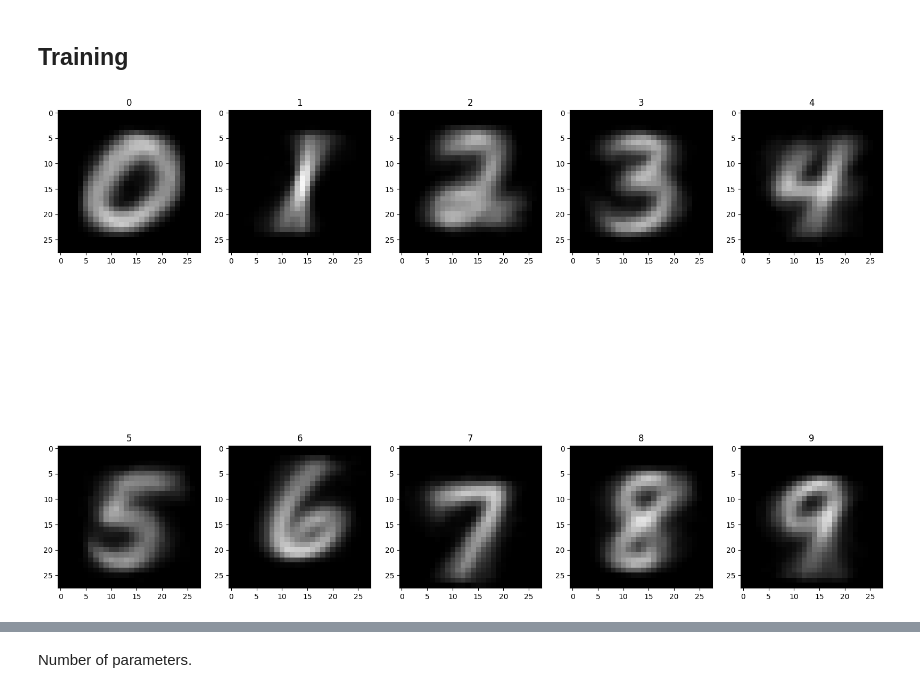
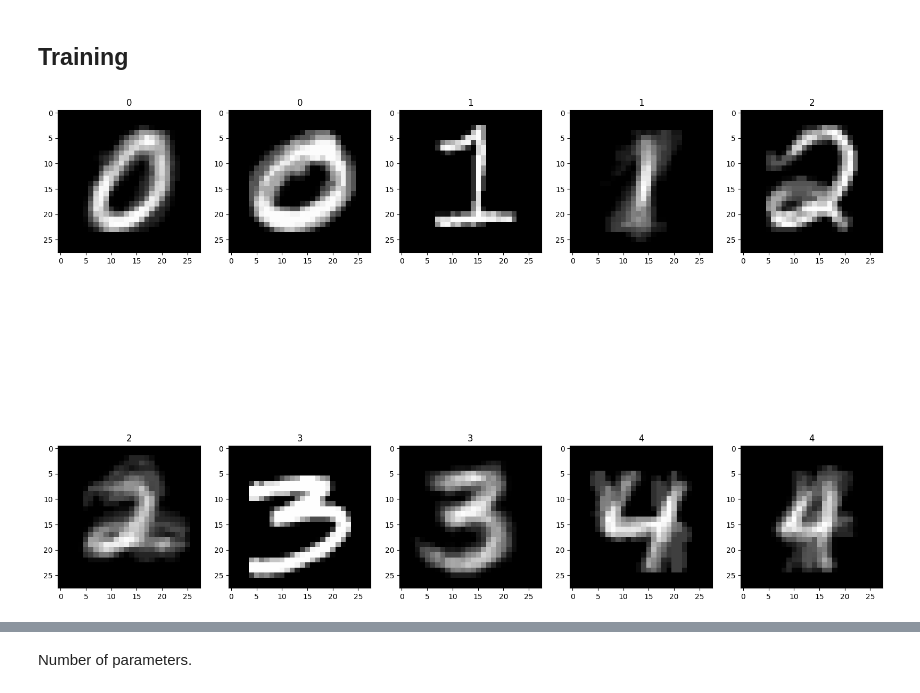
Before and after one commit to joseph-hellerstein/keras, a Jupyter notebook: notebooks/model_selection_evaluation_pt1.ipynb, the cells around one changed output, grey strips where cells are left out. Cells and saved outputs as stored; diff of their text form; code cells hidden in the pictures.

```diff
--- a/notebooks/model_selection_evaluation_pt1.ipynb
+++ b/notebooks/model_selection_evaluation_pt1.ipynb
@@ -118,3 +120,12 @@ array([9, 9])
+# %%
+def getKey(dct):
+    keys = list(dct.keys())
+    return keys[0]
+
+# Tests
+key = 4
+dct = {key: range(10)}
+assert(getKey(dct) == key)
 # %% [markdown]
 ## plotConfusionMatrix
 # %%
@@ -510,18 +531,35 @@ $$\sum_i (p_i - \bar{p}_{ki})^2$$.
 ## Training
 # %%
 # Training
-def trainIdeal(training_count=5000):
-    mean_dct = {}
-    std_dct = {}
+def trainIdeal(training_count=5000, num_cluster=1):
+    """
+    Constructs ideal images and their classes.
+
+    Args:
+        training_count: int (size of the training set for a digit)
+        num_cluster: int (number of clusters in a digit training set)
+
+    Returns:
+        list-dict (key: digit, value: array of mean pixels)
+    """
+    dcts = []
     for digit in range(10):
         util.makeDigitDirs(train_count=training_count, sub_dirs=[digit])
         X_training, _ = makeDigitData(cn.TRAINING)
-        mean_dct[digit] = np.mean(X_training[:, :], axis=0)
-        std_dct[digit] = np.std(X_training[:, :], axis=0)
-    return mean_dct, std_dct
+        if num_cluster == 1:
+            dct = {digit: np.mean(X_training[:, :], axis=0)}
+            dcts.append(dct)
+        else:
+            kmeans = KMeans(n_clusters=num_cluster, random_state=0, n_init="auto").fit(X_training)
+            for cluster_center in kmeans.cluster_centers_:
+                dct = {digit: cluster_center}
+                dcts.append(dct)
+    return dcts
 
 # Tests
-mean_dct, std_dct = trainIdeal(training_count=100)
-displayImage(mean_dct)
+dcts = trainIdeal(training_count=10, num_cluster=2)
+assert(isinstance(dcts, list))
+assert(isinstance(dcts[0], dict))
+displayImage(dcts)
 # %% [output]
-[figure, old version]
+[figure, new version]
```
Also changed, not shown: parts of 15 cells of this notebook.
